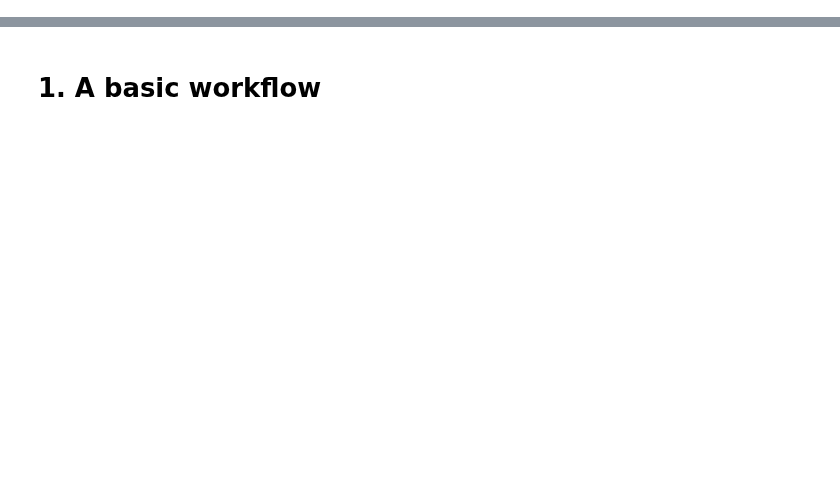
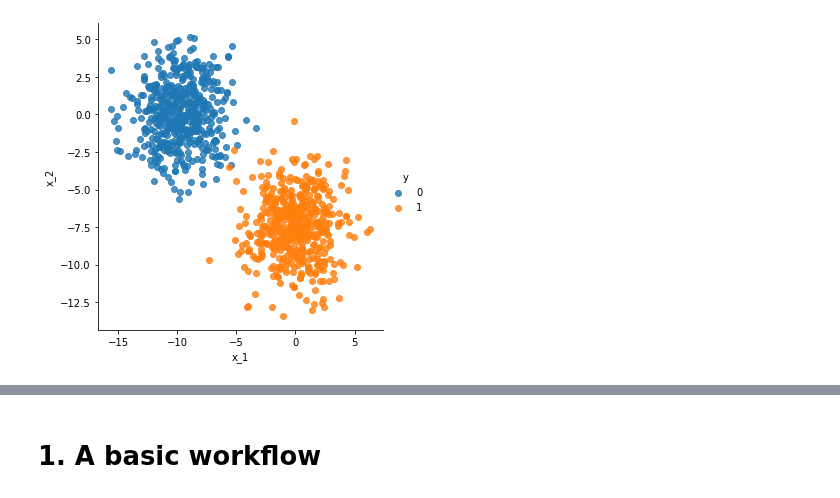
Before and after one commit to sdgroeve/D012554_Machine_Learning_2023, a Jupyter notebook: 01_pytorch_workflow.ipynb, the cells around one changed output, grey strips where cells are left out. Saved outputs shown, nothing was run; the diff lists cells and outputs as text; code cells hidden in the pictures; blank space fills up the shorter version.

```diff
--- a/01_pytorch_workflow.ipynb
+++ b/01_pytorch_workflow.ipynb
@@ -1,2 +1,19 @@
 # %% [markdown]
 <a href="https://colab.research.google.com/github/sdgroeve/D012554_Machine_Learning_2023/blob/main/01_pytorch_workflow.ipynb" target="_parent"><img src="https://colab.research.google.com/assets/colab-badge.svg" alt="Open In Colab"/></a>
+# %%
+#creating the dataset
+
+from sklearn.datasets import make_blobs
+import pandas as pd
+import seaborn as sns
+
+X, y = make_blobs(n_samples=1000, centers=2, cluster_std=2, n_features=2, random_state=9)
+
+tmp = pd.DataFrame(X,columns=["x_1","x_2"])
+tmp["y"] = y
+
+sns.lmplot(x="x_1",y="x_2",hue="y",data=tmp,fit_reg=False)
+
+tmp.to_csv("dataset_logistic_regression.csv",index=False)
+# %% [output]
+[figure, added]
```
Also changed, not shown: parts of 31 cells of this notebook.
